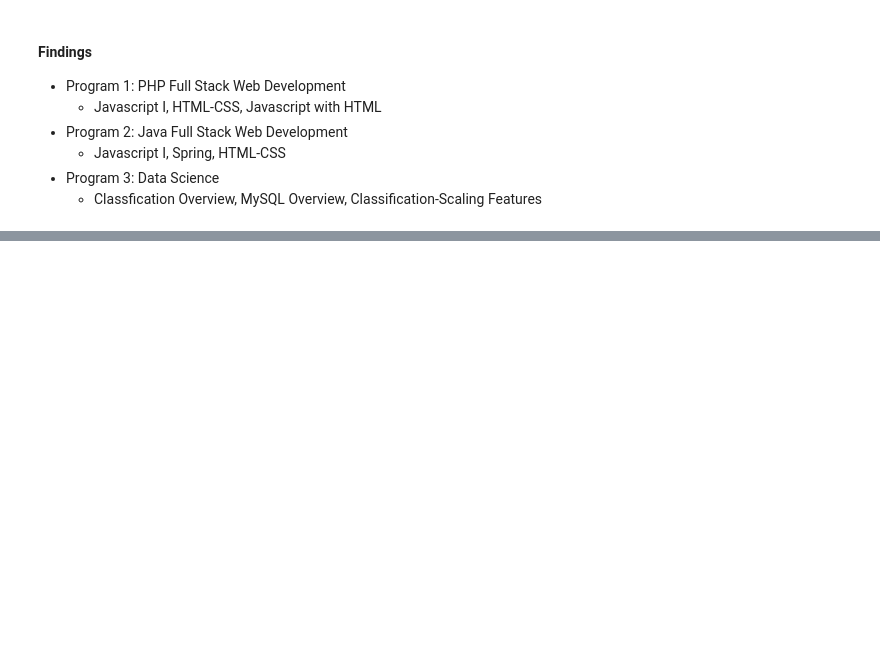
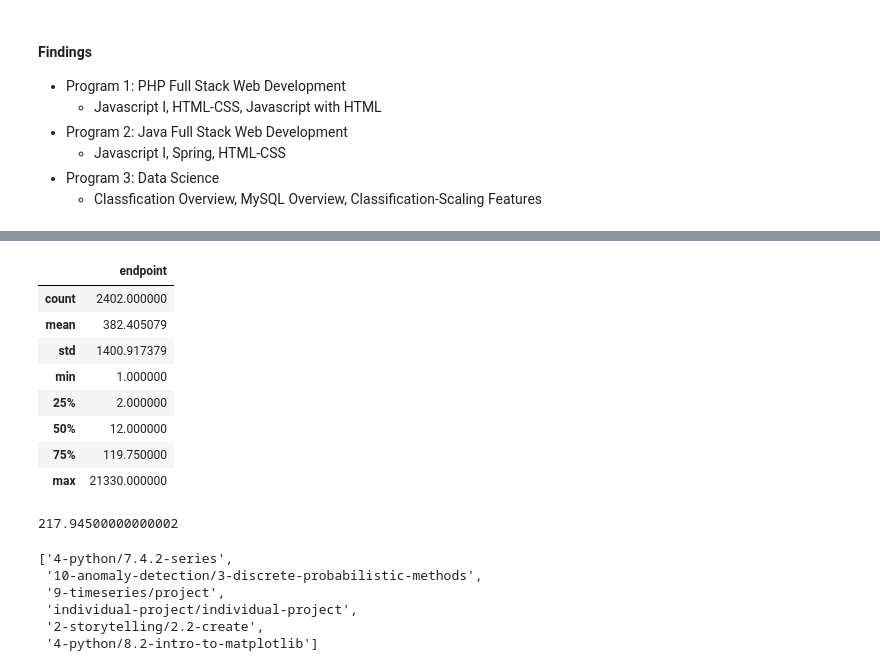
Before and after one commit to anomaly-work-alone/project_anomaly_detection_curriculum, a Jupyter notebook: anomaly_report.ipynb, the cells around one changed output, grey strips where cells are left out. Saved outputs shown, nothing was run; the diff lists cells and outputs as text; code cells hidden in the pictures; blank space fills up the shorter version.

```diff
--- a/anomaly_report.ipynb
+++ b/anomaly_report.ipynb
@@ -464,0 +501,27 @@ Name: endpoint, dtype: int64
+# %%
+values.describe()
+# %% [output]
+|  | endpoint |
+| count | 2402.000000 |
+| mean | 382.405079 |
+| std | 1400.917379 |
+| min | 1.000000 |
+| 25% | 2.000000 |
+| 50% | 12.000000 |
+| 75% | 119.750000 |
+| max | 21330.000000 |
+# %%
+119.75 * 1.82
+# %% [output]
+217.94500000000002
+# %%
+# Take the value counts of endpoint column and apply a query to it so that we only see pages with a view count above 217
+# Return the last 6 pages since these are the ones with the lowest views among that subset
+c_df.endpoint.value_counts().reset_index(name='count').query('count > 217')['index'].tolist()[-6:]
+# %% [output]
+['4-python/7.4.2-series',
+ '10-anomaly-detection/3-discrete-probabilistic-methods',
+ '9-timeseries/project',
+ 'individual-project/individual-project',
+ '2-storytelling/2.2-create',
+ '4-python/8.2-intro-to-matplotlib']
```
Also changed, not shown: parts of 16 cells of this notebook.
